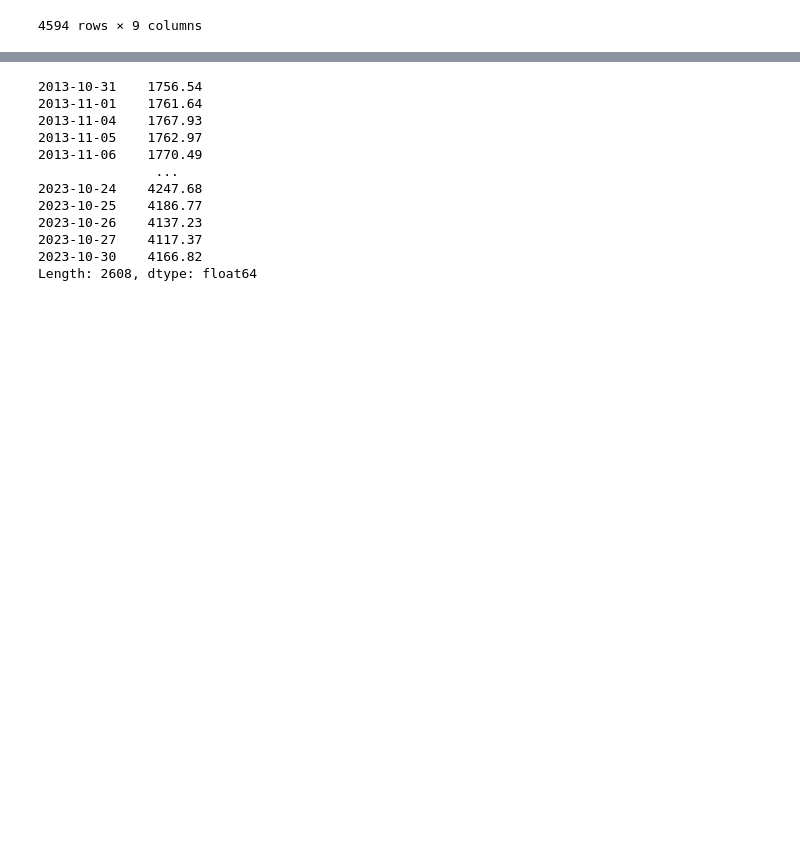
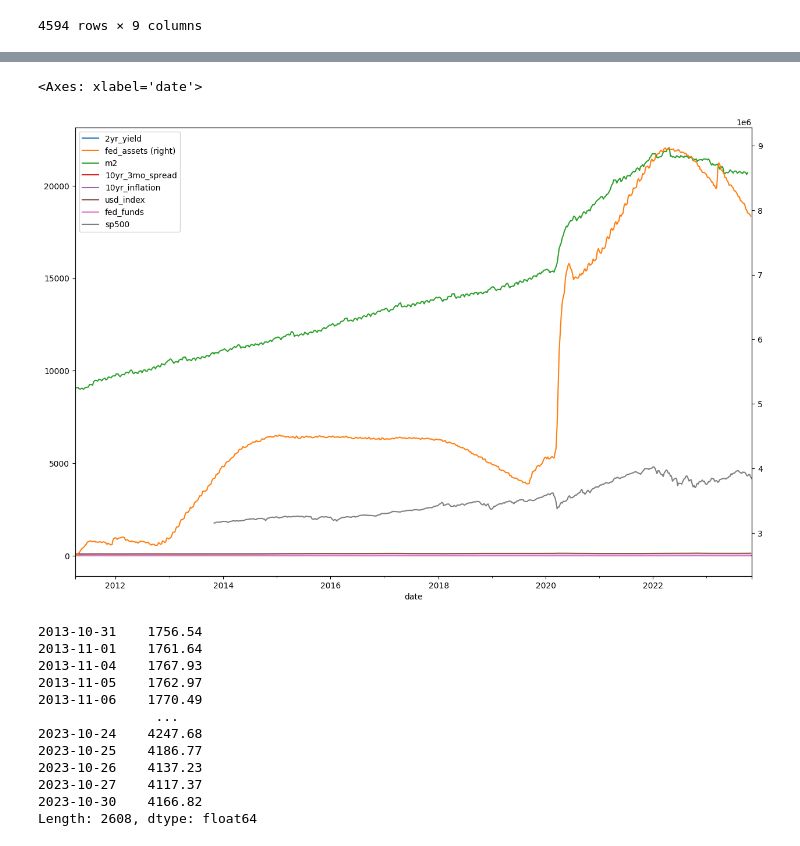
Before and after one commit to Moises-mfg/Analise-exploratoria-blockchain-Bitcoin, a Jupyter notebook: fred_api.ipynb, the cells around one changed output, grey strips where cells are left out. Saved outputs shown, nothing was run; the diff lists cells and outputs as text; code cells hidden in the pictures; blank space fills up the shorter version.

```diff
--- a/fred_api.ipynb
+++ b/fred_api.ipynb
@@ -43,7 +42,9 @@ Failed to get TWRBEXB
 # %%
 df = df[df['date'] >= '2011-04-01']
 #fill in missing values with previous value
-df = df.fillna(method='ffill')
+#df = df.fillna(method='ffill')
+#df = df.fillna(method='bfill')
+df
 # %% [output]
 |  | date | 2yr_yield | fed_assets | m2 | 10yr_3mo_spread | 10yr_inflation | usd_index | fed_funds | ... |
 | 20728 | 2011-04-01 | 0.80 | NaN | NaN | 3.39 | 2.52 | 87.7993 | 0.11 | ... |
@@ -58,3 +59,6 @@ df = df.fillna(method='ffill')
 | 25320 | 2023-10-27 | 4.99 | NaN | NaN | -0.75 | 2.42 | 124.0232 | 5.33 | ... |
 | 25321 | 2023-10-30 | NaN | NaN | NaN | -0.72 | 2.44 | NaN | NaN | ... |
 4594 rows × 9 columns
+# %%
+df_weekly = df.resample('W', on='date').max()
+df_weekly
@@ -61,3 +80,8 @@ df = df.fillna(method='ffill')
+# %%
+df_weekly.plot(figsize=(15,10), secondary_y="fed_assets")
+# %% [output]
+<Axes: xlabel='date'>
+[figure, added]
 # %%
 data_sp
 # %% [output]
```
Also changed, not shown: parts of 2 cells of this notebook, 4 other files.
